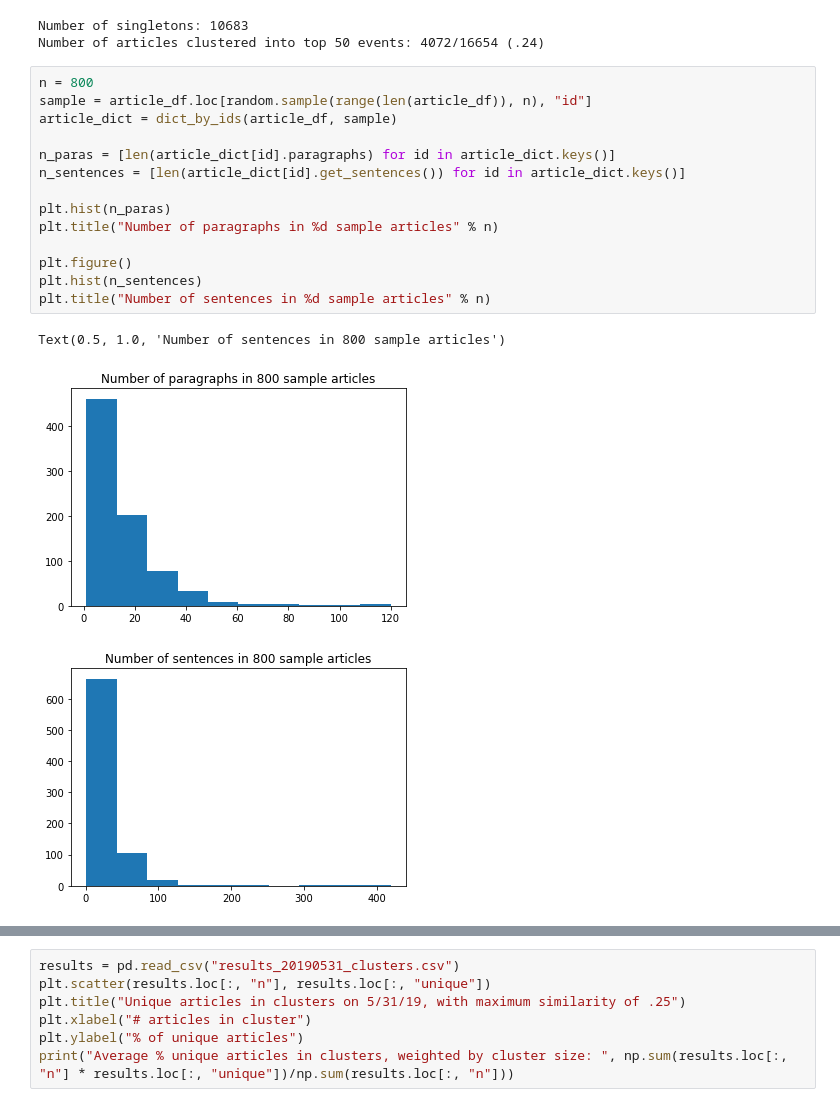
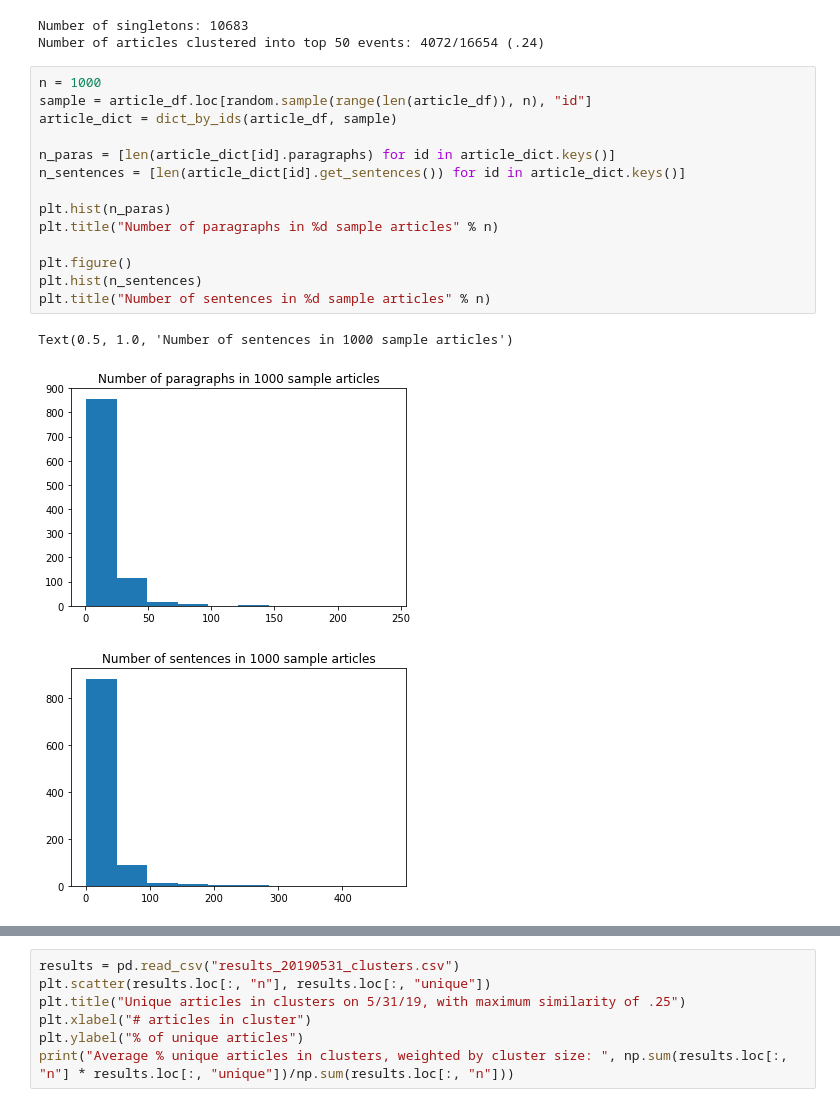
Before and after one commit to asprout/ArticleComparisons, a Jupyter notebook: OneDayDuplicationDetection-190531.ipynb, the cells around one changed output, grey strips where cells are left out. Drawn from its saved outputs; the diff is of its cells as text.

```diff
--- a/OneDayDuplicationDetection-190531.ipynb
+++ b/OneDayDuplicationDetection-190531.ipynb
@@ -62,23 +63,23 @@ ac = tc.ArticleComparisons()
 Number of singletons: 10683
 Number of articles clustered into top 50 events: 4072/16654 (.24)
 # %%
-n = 800
+n = 1000
 sample = article_df.loc[random.sample(range(len(article_df)), n), "id"]
 article_dict = dict_by_ids(article_df, sample)
 
 n_paras = [len(article_dict[id].paragraphs) for id in article_dict.keys()]
 n_sentences = [len(article_dict[id].get_sentences()) for id in article_dict.keys()]
 
 plt.hist(n_paras)
 plt.title("Number of paragraphs in %d sample articles" % n)
 
 plt.figure()
 plt.hist(n_sentences)
 plt.title("Number of sentences in %d sample articles" % n)
 # %% [output]
-Text(0.5, 1.0, 'Number of sentences in 800 sample articles')
+Text(0.5, 1.0, 'Number of sentences in 1000 sample articles')
-[figure, old version]
+[figure, new version]
-[figure, old version]
+[figure, new version]
 # %%
 plt.boxplot(n_paras)
 plt.title("Number of paragraphs in %d sample articles" % n)
```
Also changed, not shown: parts of 8 cells of this notebook, 1 other file.
